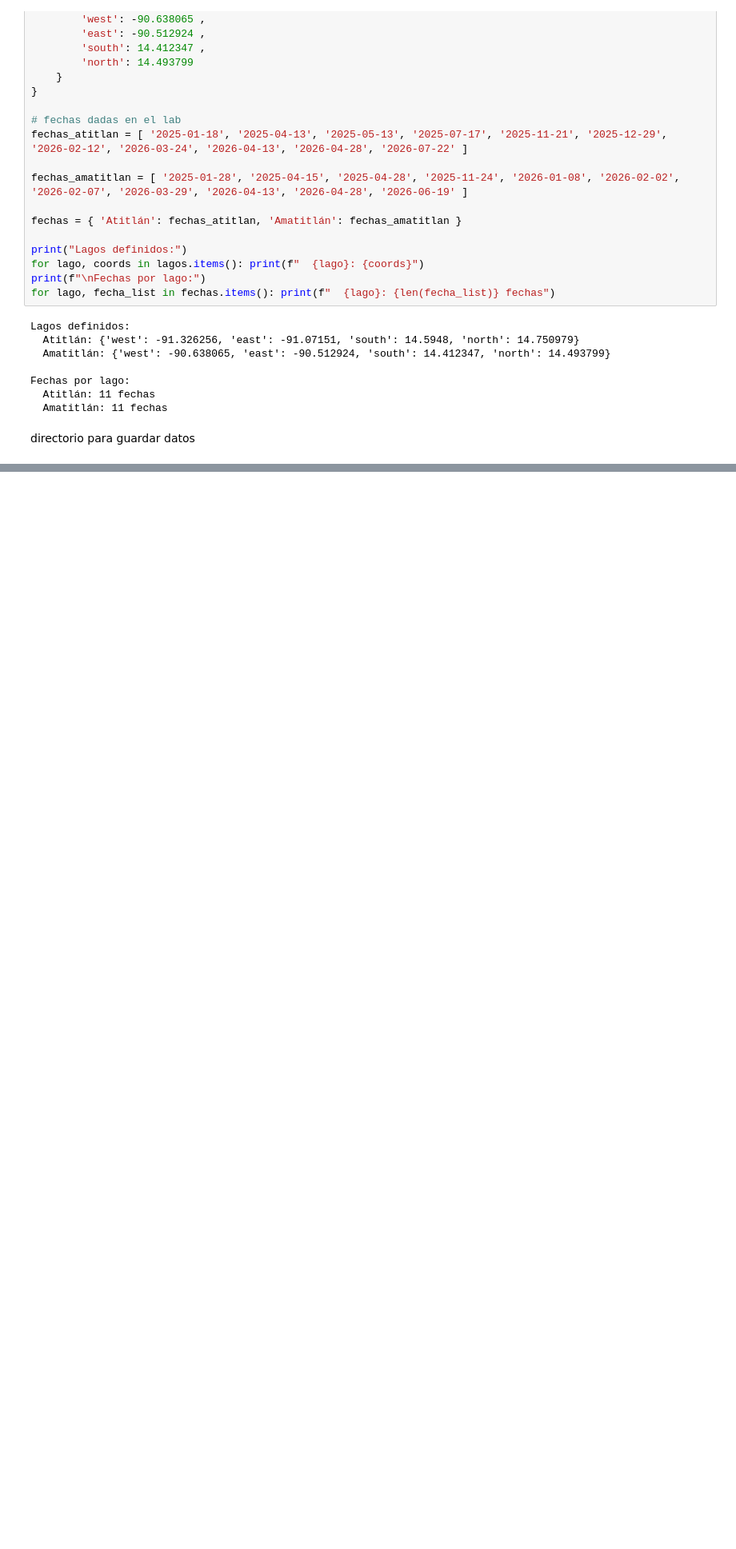
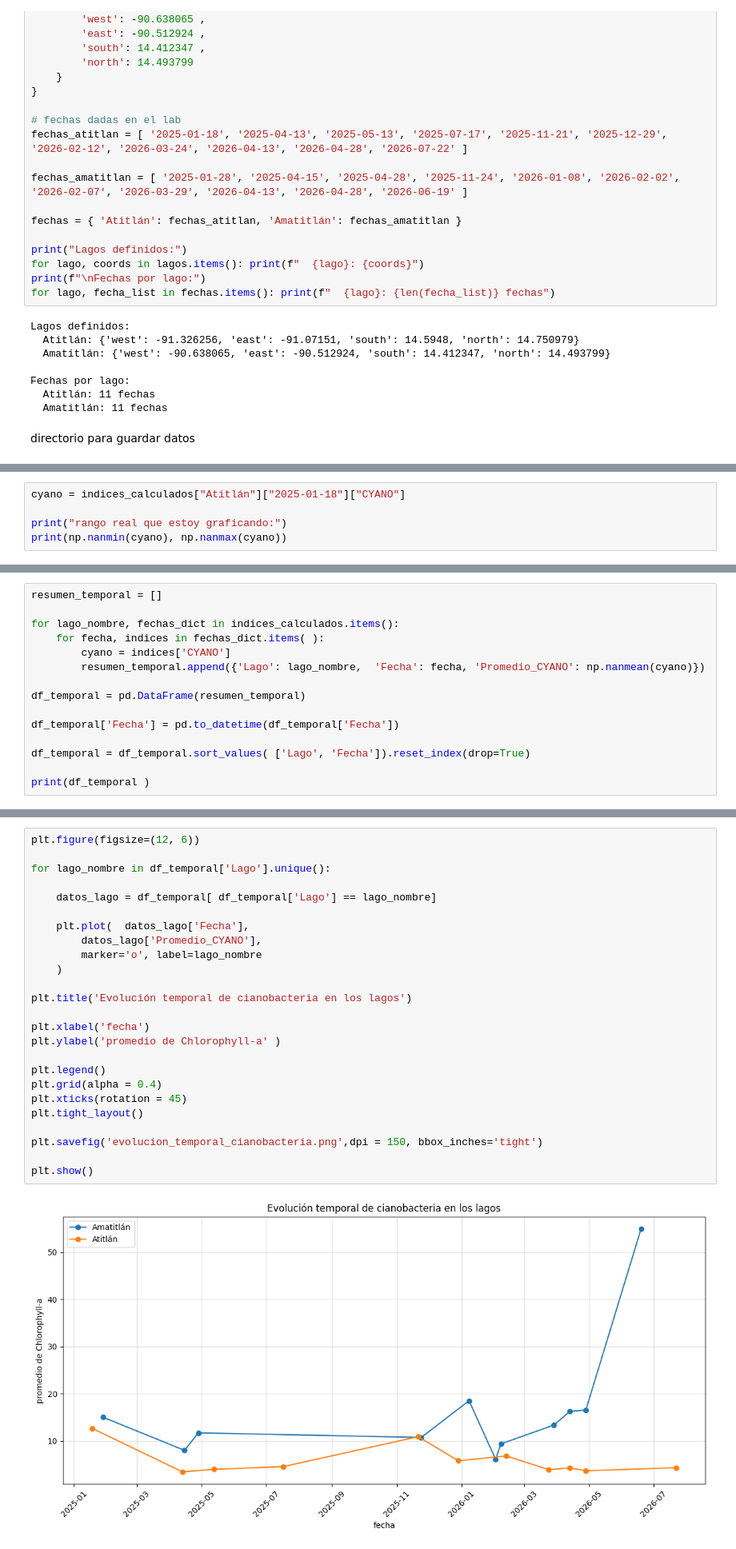
Before and after one commit to belennmm/DataS_Lab4_GeoEspaciales, a Jupyter notebook: Lab4_GeoEspaciales.ipynb, the cells around one changed output, grey strips where cells are left out. Shown at 80% size. Cells and saved outputs as stored; diff of their text form; blank space fills up the shorter version.

```diff
--- a/Lab4_GeoEspaciales.ipynb
+++ b/Lab4_GeoEspaciales.ipynb
@@ -339,0 +594,5 @@ todas las bandas ya están guardadas
+# %%
+cyano = indices_calculados["Atitlán"]["2025-01-18"]["CYANO"]
+
+print("rango real que estoy graficando:")
+print(np.nanmin(cyano), np.nanmax(cyano))
@@ -339,0 +606,15 @@ todas las bandas ya están guardadas
+# %%
+resumen_temporal = []
+
+for lago_nombre, fechas_dict in indices_calculados.items():
+    for fecha, indices in fechas_dict.items( ):
+        cyano = indices['CYANO']
+        resumen_temporal.append({'Lago': lago_nombre,  'Fecha': fecha, 'Promedio_CYANO': np.nanmean(cyano)})
+
+df_temporal = pd.DataFrame(resumen_temporal)
+
+df_temporal['Fecha'] = pd.to_datetime(df_temporal['Fecha'])
+
+df_temporal = df_temporal.sort_values( ['Lago', 'Fecha']).reset_index(drop=True)
+
+print(df_temporal )
@@ -339,0 +641,27 @@ todas las bandas ya están guardadas
+# %%
+plt.figure(figsize=(12, 6))
+
+for lago_nombre in df_temporal['Lago'].unique():
+
+    datos_lago = df_temporal[ df_temporal['Lago'] == lago_nombre]
+
+    plt.plot(  datos_lago['Fecha'],
+        datos_lago['Promedio_CYANO'],
+        marker='o', label=lago_nombre
+    )
+
+plt.title('Evolución temporal de cianobacteria en los lagos')
+
+plt.xlabel('fecha')
+plt.ylabel('promedio de Chlorophyll-a' )
+
+plt.legend()
+plt.grid(alpha = 0.4)
+plt.xticks(rotation = 45)
+plt.tight_layout()
+
+plt.savefig('evolucion_temporal_cianobacteria.png',dpi = 150, bbox_inches='tight')
+
+plt.show()
+# %% [output]
+[figure, added]
```
Also changed, not shown: parts of 24 cells of this notebook, 3 other files.
